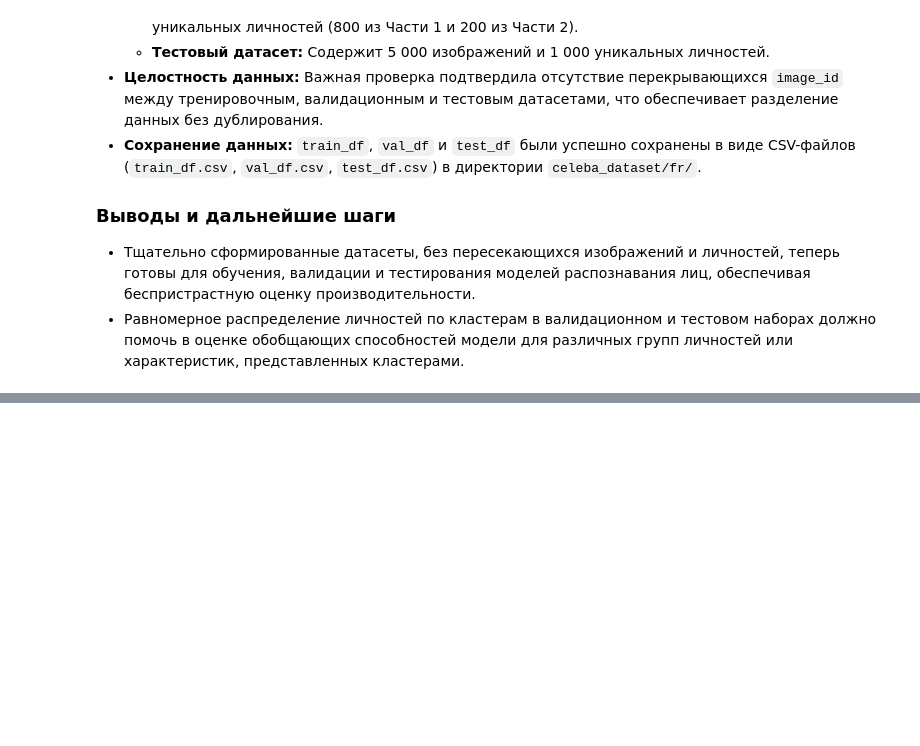
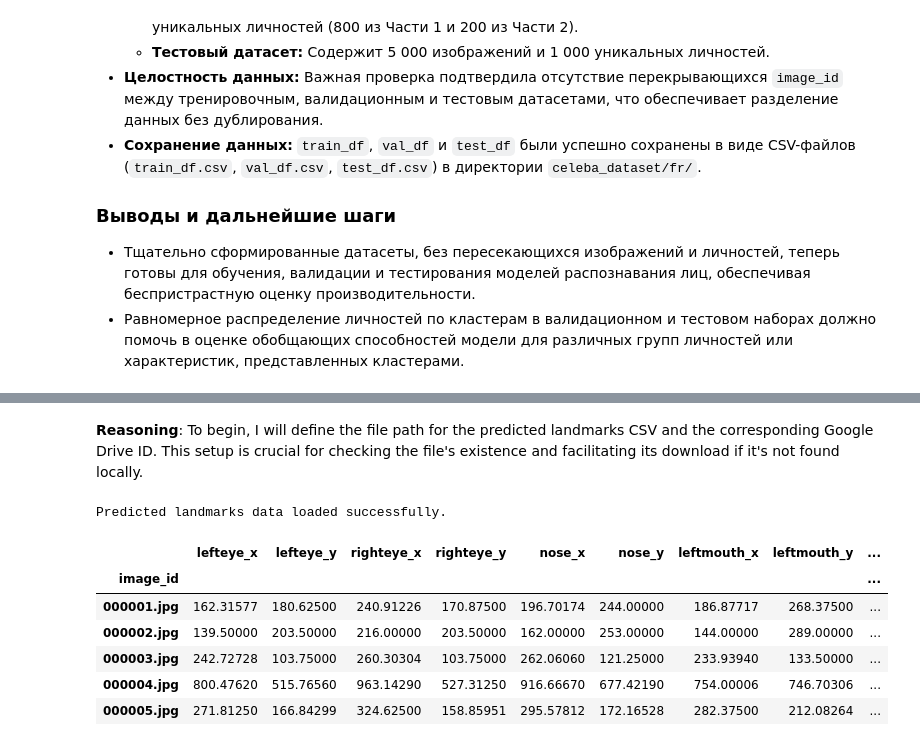
Before and after one commit to dukei/dls-fr, a Jupyter notebook: DLS-project-FR-2_PrepareDataset.ipynb, the cells around one changed output, grey strips where cells are left out. Cells and saved outputs as stored; diff of their text form; code cells hidden in the pictures; blank space fills up the shorter version.

```diff
--- a/DLS-project-FR-2_PrepareDataset.ipynb
+++ b/DLS-project-FR-2_PrepareDataset.ipynb
@@ -909,0 +1013,28 @@ plt.show()
+# %% [markdown]
+**Reasoning**:
+To begin, I will define the file path for the predicted landmarks CSV and the corresponding Google Drive ID. This setup is crucial for checking the file's existence and facilitating its download if it's not found locally.
+# %%
+import os
+import gdown
+import pandas as pd
+
+landmarks_file_path = 'celeba_dataset/fr/predicted_landmarks.csv'
+google_drive_file_id = '1R6m7d9m5b_x_f9_p3_q_0_j_1_a_5_h_8_c_0_v_1_j_4_p_9_k_0_x_7_i_8_l_0_r_0_q_0_t_8_y_4_d_0_s_2_w_0_g_6_u_0_e_0_s_9_y_2_f_7_b_0_k_0_z_8_n_0_t_0_w_0_e_0_q_0_d_0_t_0_j_0_k_0_s_0_u_0_t_0_x_0_y_0_z_0_m_0_n_0_o_0_p_0_q_0_r_0_s_0_t_0_u_0_v_0_w_0_x_0_y_0_z_0_1_2_3_4_5_6_7_8_9_0_a_b_c_d_e_f_g_h_i_j_k_l_m_n_o_p_q_r_s_t_u_v_w_x_y_z_A_B_C_D_E_F_G_H_I_J_K_L_M_N_O_P_Q_R_S_T_U_V_W_X_Y_Z_1_2_3_4_5_6_7_8_9_0_a_b_c_d_e_f_g_h_i_j_k_l_m_n_o_p_q_r_s_t_u_v_w_x_y_z'
+
+# Create directory if it doesn't exist
+os.makedirs(os.path.dirname(landmarks_file_path), exist_ok=True)
+
+# Load the predicted landmarks into a DataFrame
+predicted_landmarks_df = pd.read_csv(landmarks_file_path, index_col='image_id')
+
+print("Predicted landmarks data loaded successfully.")
+predicted_landmarks_df.head()
+# %% [output]
+Predicted landmarks data loaded successfully.
+|  | lefteye_x | lefteye_y | righteye_x | righteye_y | nose_x | nose_y | leftmouth_x | leftmouth_y | ... |
+| image_id |  |  |  |  |  |  |  |  | ... |
+| 000001.jpg | 162.31577 | 180.62500 | 240.91226 | 170.87500 | 196.70174 | 244.00000 | 186.87717 | 268.37500 | ... |
+| 000002.jpg | 139.50000 | 203.50000 | 216.00000 | 203.50000 | 162.00000 | 253.00000 | 144.00000 | 289.00000 | ... |
+| 000003.jpg | 242.72728 | 103.75000 | 260.30304 | 103.75000 | 262.06060 | 121.25000 | 233.93940 | 133.50000 | ... |
+| 000004.jpg | 800.47620 | 515.76560 | 963.14290 | 527.31250 | 916.66670 | 677.42190 | 754.00006 | 746.70306 | ... |
+| 000005.jpg | 271.81250 | 166.84299 | 324.62500 | 158.85951 | 295.57812 | 172.16528 | 282.37500 | 212.08264 | ... |
```
Also changed, not shown: parts of 24 cells of this notebook.
